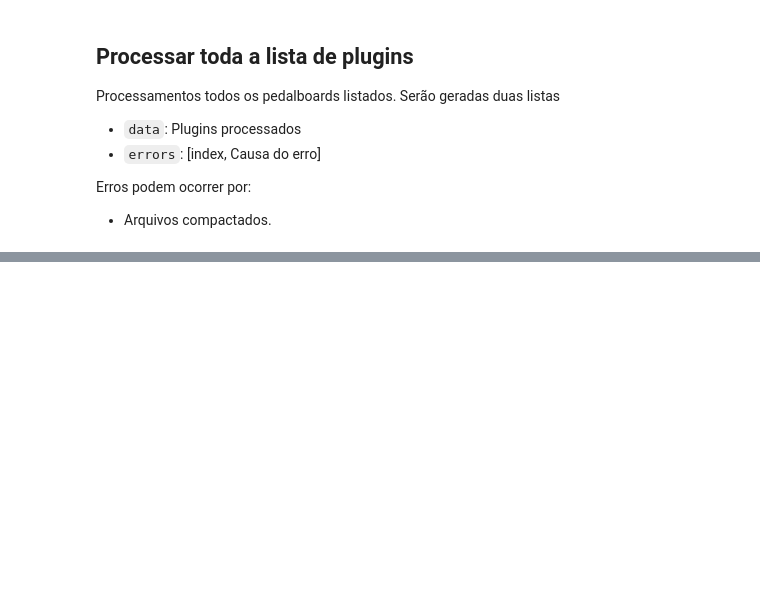
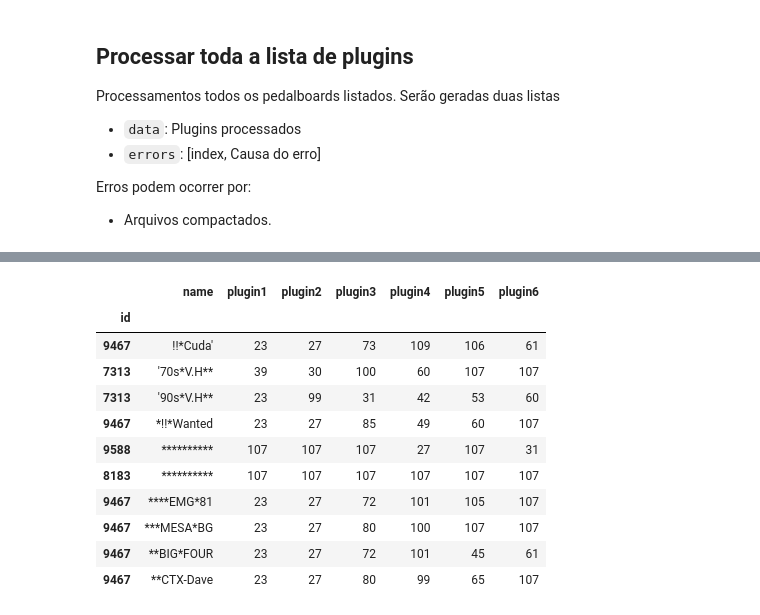
Before and after one commit to IFCE-Ciencia-da-Computacao-2011-2/UDM.316-Reconhecimento-de-Padroes, a Jupyter notebook: projeto-final/Tratamento de dados 2 - Coletando dados dos pedalboards.ipynb, the cells around one changed output, grey strips where cells are left out. Saved outputs shown, nothing was run; the diff lists cells and outputs as text; code cells hidden in the pictures; blank space fills up the shorter version.

```diff
--- a/projeto-final/Tratamento de dados 2 - Coletando dados dos pedalboards.ipynb
+++ b/projeto-final/Tratamento de dados 2 - Coletando dados dos pedalboards.ipynb
@@ -40,9 +40,14 @@ def read_pedalboard(index):
     value, params = cgi.parse_header(response.headers['Content-Disposition'])
     filename = params['filename']
 
+    try:
+        data = xmltodict.parse(response.content)
+    except:
+        data = response.content
+
     return {
         'index': index,
         'filename': filename,
-        'data': xmltodict.parse(response.content)
+        'data': data
     }
 # %%
@@ -69,6 +71,8 @@ def extract_data(pedalboard):
         return extract_data_g3pn(index, pedalboard['data']['PatchData'], 6)
     elif extension == 'g3xa':
         return extract_data_g3xa(index, pedalboard['data'])
+    elif extension == 'zip':
+        return extract_data_zip(index, pedalboard['data'])
     else:
         raise Exception('Unknown format: {}'.format(extension))
 
@@ -84,4 +88,20 @@ def extract_data_g3xa(index, pedalboards):
     function = lambda pedalboard: extract_data_g3pn(index, pedalboard, 6)[0]
     return list(map(function, pedalboards['PatchSet']['Patches']['PatchData']))
 
-extract_data(index_1, pedalboard_g3v1) + extract_data(index_2, pedalboard_g3v2)
+import zipfile
+import io
+
+def extract_data_zip(index, data):
+    zipped = zipfile.ZipFile(io.BytesIO(data))
+    result = []
+
+    for name in zipped.namelist():
+        result += extract_data({
+            'index': index,
+            'data': xmltodict.parse(zipped.read(name)),
+            'filename': name
+        })
+
+    return result
+
+extract_data(pedalboard_g3v1) + extract_data(pedalboard_g3v2)
@@ -170,0 +219,31 @@ for zipped_file in zipped.filelist:
+# %%
+from functools import reduce
+
+data, errors = zip(*result)
+
+data = reduce(lambda a, b: a+b, data)
+errors = list(filter(lambda e: e != None, errors))
+
+errors = [(index, str(error)) for index, error in errors]
+# %%
+labels = ['id', 'name', 'plugin1', 'plugin2', 'plugin3', 'plugin4', 'plugin5', 'plugin6']
+
+d = pd.DataFrame.from_records(data, columns=labels, index='id')
+d = d.drop_duplicates() \
+     .sort_values('name')
+
+d.to_csv('data/pedalboard-plugin.csv')
+d.head(10)
+# %% [output]
+|  | name | plugin1 | plugin2 | plugin3 | plugin4 | plugin5 | plugin6 |
+| id |  |  |  |  |  |  |  |
+| 9467 | !!*Cuda' | 23 | 27 | 73 | 109 | 106 | 61 |
+| 7313 | '70s*V.H** | 39 | 30 | 100 | 60 | 107 | 107 |
+| 7313 | '90s*V.H** | 23 | 99 | 31 | 42 | 53 | 60 |
+| 9467 | *!!*Wanted | 23 | 27 | 85 | 49 | 60 | 107 |
+| 9588 | ********** | 107 | 107 | 107 | 27 | 107 | 31 |
+| 8183 | ********** | 107 | 107 | 107 | 107 | 107 | 107 |
+| 9467 | ****EMG*81 | 23 | 27 | 72 | 101 | 105 | 107 |
+| 9467 | ***MESA*BG | 23 | 27 | 80 | 100 | 107 | 107 |
+| 9467 | **BIG*FOUR | 23 | 27 | 72 | 101 | 45 | 61 |
+| 9467 | **CTX-Dave | 23 | 27 | 80 | 99 | 65 | 107 |
```
Also changed, not shown: parts of 11 cells of this notebook, 8 other files.
